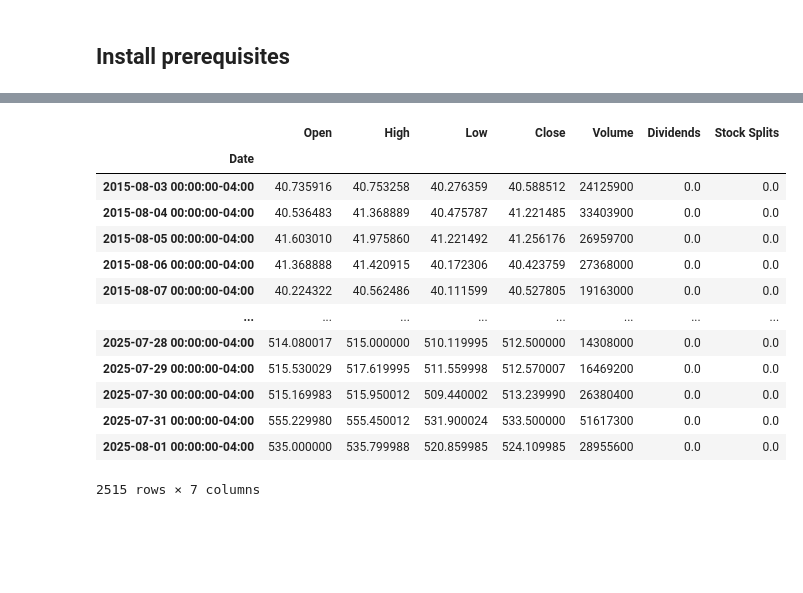
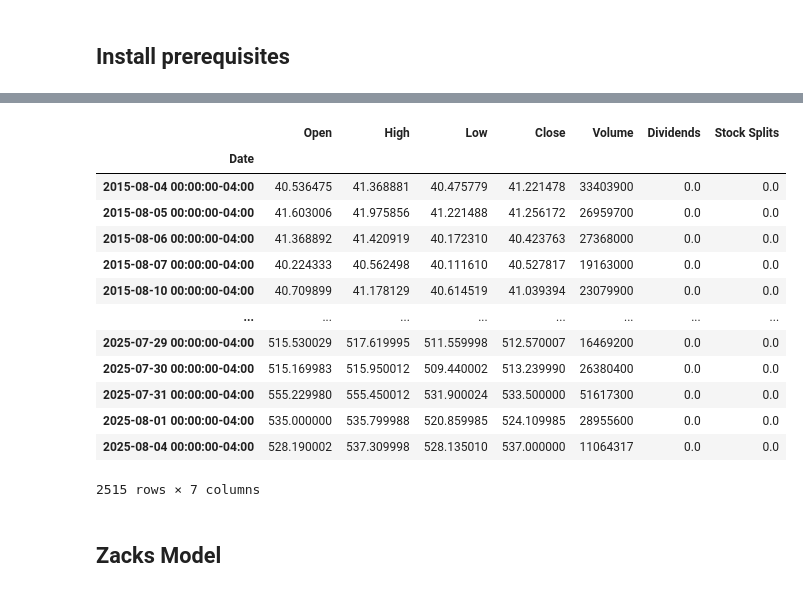
Before and after one commit to jlchereau/finapp, a Jupyter notebook: notebooks/models.ipynb, the cells around one changed output, grey strips where cells are left out. Cells and saved outputs as stored; diff of their text form; code cells hidden in the pictures; blank space fills up the shorter version.

```diff
--- a/notebooks/models.ipynb
+++ b/notebooks/models.ipynb
@@ -6,10 +6,13 @@
 # !cd .. && make install
 # !pwd
 # %%
+import pprint as pp
 import sys
 
 sys.path.append('..')
 
+ticker = 'MSFT'
+
 %load_ext autoreload
 %autoreload 2
 # %% [markdown]
@@ -17,4 +20,4 @@ sys.path.append('..')
 # %%
-from app.models.ticker import TickerModel
+from app.models.yahoo import YahooModel
 
-model = TickerModel()
+model = YahooModel()
@@ -21,17 +62,19 @@ model = TickerModel()
 # %%
-model.get_ticker_data('MSFT')
+model.get_ticker_data(ticker)
 # %% [output]
 |  | Open | High | Low | Close | Volume | Dividends | Stock Splits |
 | Date |  |  |  |  |  |  |  |
-| 2015-08-03 00:00:00-04:00 | 40.735916 | 40.753258 | 40.276359 | 40.588512 | 24125900 | 0.0 | 0.0 |
-| 2015-08-04 00:00:00-04:00 | 40.536483 | 41.368889 | 40.475787 | 41.221485 | 33403900 | 0.0 | 0.0 |
-| 2015-08-05 00:00:00-04:00 | 41.603010 | 41.975860 | 41.221492 | 41.256176 | 26959700 | 0.0 | 0.0 |
-| 2015-08-06 00:00:00-04:00 | 41.368888 | 41.420915 | 40.172306 | 40.423759 | 27368000 | 0.0 | 0.0 |
-| 2015-08-07 00:00:00-04:00 | 40.224322 | 40.562486 | 40.111599 | 40.527805 | 19163000 | 0.0 | 0.0 |
+| 2015-08-04 00:00:00-04:00 | 40.536475 | 41.368881 | 40.475779 | 41.221478 | 33403900 | 0.0 | 0.0 |
+| 2015-08-05 00:00:00-04:00 | 41.603006 | 41.975856 | 41.221488 | 41.256172 | 26959700 | 0.0 | 0.0 |
+| 2015-08-06 00:00:00-04:00 | 41.368892 | 41.420919 | 40.172310 | 40.423763 | 27368000 | 0.0 | 0.0 |
+| 2015-08-07 00:00:00-04:00 | 40.224333 | 40.562498 | 40.111610 | 40.527817 | 19163000 | 0.0 | 0.0 |
+| 2015-08-10 00:00:00-04:00 | 40.709899 | 41.178129 | 40.614519 | 41.039394 | 23079900 | 0.0 | 0.0 |
 | ... | ... | ... | ... | ... | ... | ... | ... |
-| 2025-07-28 00:00:00-04:00 | 514.080017 | 515.000000 | 510.119995 | 512.500000 | 14308000 | 0.0 | 0.0 |
 | 2025-07-29 00:00:00-04:00 | 515.530029 | 517.619995 | 511.559998 | 512.570007 | 16469200 | 0.0 | 0.0 |
 | 2025-07-30 00:00:00-04:00 | 515.169983 | 515.950012 | 509.440002 | 513.239990 | 26380400 | 0.0 | 0.0 |
 | 2025-07-31 00:00:00-04:00 | 555.229980 | 555.450012 | 531.900024 | 533.500000 | 51617300 | 0.0 | 0.0 |
 | 2025-08-01 00:00:00-04:00 | 535.000000 | 535.799988 | 520.859985 | 524.109985 | 28955600 | 0.0 | 0.0 |
+| 2025-08-04 00:00:00-04:00 | 528.190002 | 537.309998 | 528.135010 | 537.000000 | 11064317 | 0.0 | 0.0 |
 2515 rows × 7 columns
+# %% [markdown]
+## Zacks Model
```
Also changed, not shown: parts of 3 cells of this notebook, 4 other files.
